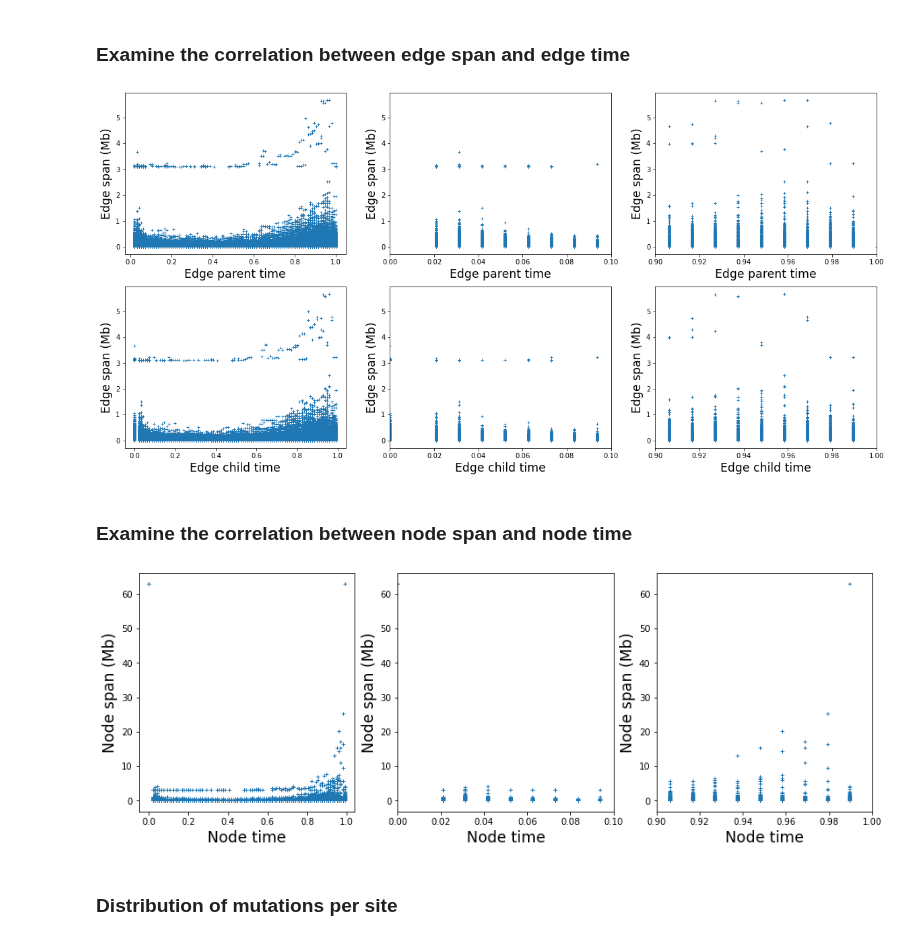
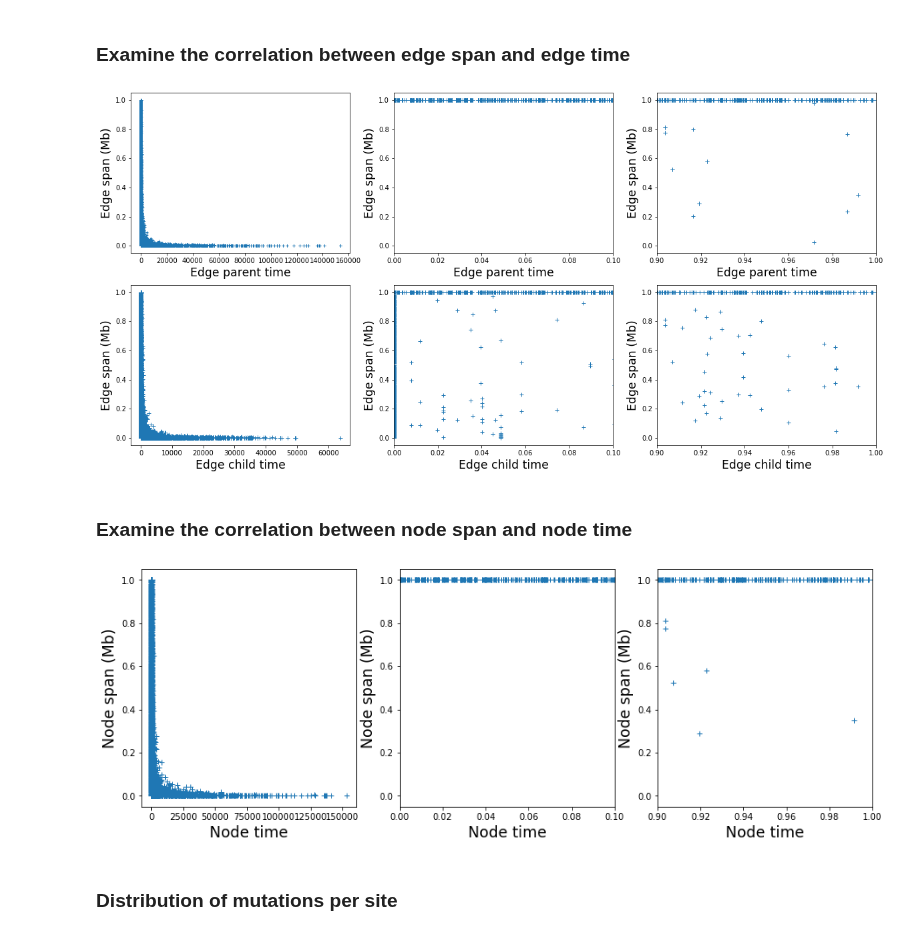
Before and after one commit to szhan/tsimpute, a Jupyter notebook: notebooks/inspect_ts.ipynb, the cells around one changed output. Cells and saved outputs as stored; diff of their text form; code cells hidden in the pictures.

```diff
--- a/notebooks/inspect_ts.ipynb
+++ b/notebooks/inspect_ts.ipynb
@@ -18,8 +18,8 @@ tsinfer 0.2.4.dev57+gde277cf
 # %% [markdown]
 ### Load data
 # %%
-base_dir = Path("/Users/szhan/Projects/tsimpute/analysis/test/")
-ts_file = base_dir / "test.inferred.trees"
+base_dir = Path("/Users/szhan/Projects/tsimpute/notebooks/")
+ts_file = base_dir / "single_panmictic_simulated.trees"
 # %%
 ts = tskit.load(ts_file)
 ts
@@ -63,7 +63,7 @@ plt.xlim(0.0, 0.1)
 plt.plot(
     df_edges["edge_parent_times"],
     df_edges["edge_spans"],
-    linestyle='none', marker='+', markersize=4,
+    linestyle='none', marker='+', markersize=6,
 );
 
 plt.subplot(333)
@@ -73,41 +73,41 @@ plt.xlim(0.9, 1.0)
 plt.plot(
     df_edges["edge_parent_times"],
     df_edges["edge_spans"],
-    linestyle='none', marker='+', markersize=4,
+    linestyle='none', marker='+', markersize=6,
 );
 
 plt.subplot(334)
 plt.xlabel("Edge child time", fontsize="xx-large")
 plt.ylabel("Edge span (Mb)", fontsize="xx-large")
 plt.plot(
     df_edges["edge_child_times"],
     df_edges["edge_spans"],
-    linestyle='none', marker='+', markersize=4,
+    linestyle='none', marker='+', markersize=6,
 );
 
 plt.subplot(335)
 plt.xlabel("Edge child time", fontsize="xx-large")
 plt.ylabel("Edge span (Mb)", fontsize="xx-large")
 plt.xlim(0.0, 0.1)
 plt.plot(
     df_edges["edge_child_times"],
     df_edges["edge_spans"],
-    linestyle='none', marker='+', markersize=4,
+    linestyle='none', marker='+', markersize=6,
 );
 
 plt.subplot(336)
 plt.xlabel("Edge child time", fontsize="xx-large")
 plt.ylabel("Edge span (Mb)", fontsize="xx-large")
 plt.xlim(0.9, 1.0)
 plt.plot(
     df_edges["edge_child_times"],
     df_edges["edge_spans"],
-    linestyle='none', marker='+', markersize=4,
+    linestyle='none', marker='+', markersize=6,
 );
 
 plt.show()
 # %% [output]
-[figure, old version]
+[figure, new version]
 # %% [markdown]
 ### Examine the correlation between node span and node time
 # %%
@@ -133,7 +133,7 @@ plt.ylabel("Node span (Mb)", fontsize="xx-large")
 plt.plot(
     df_nodes["node_times"],
     df_nodes["node_spans"],
-    linestyle='none', marker='+', markersize=4,
+    linestyle='none', marker='+', markersize=6,
 );
 
 plt.subplot(132)
@@ -143,7 +143,7 @@ plt.xlim(0.0, 0.1)
 plt.plot(
     df_nodes["node_times"],
     df_nodes["node_spans"],
-    linestyle='none', marker='+', markersize=4,
+    linestyle='none', marker='+', markersize=6,
 );
 
 plt.subplot(133)
@@ -153,10 +153,10 @@ plt.xlim(0.9, 1.0)
 plt.plot(
     df_nodes["node_times"],
     df_nodes["node_spans"],
-    linestyle='none', marker='+', markersize=4,
+    linestyle='none', marker='+', markersize=6,
 );
 # %% [output]
-[figure, old version]
+[figure, new version]
 # %% [markdown]
 ### Distribution of mutations per site
 # %%
```
Also changed, not shown: parts of 4 cells of this notebook.
